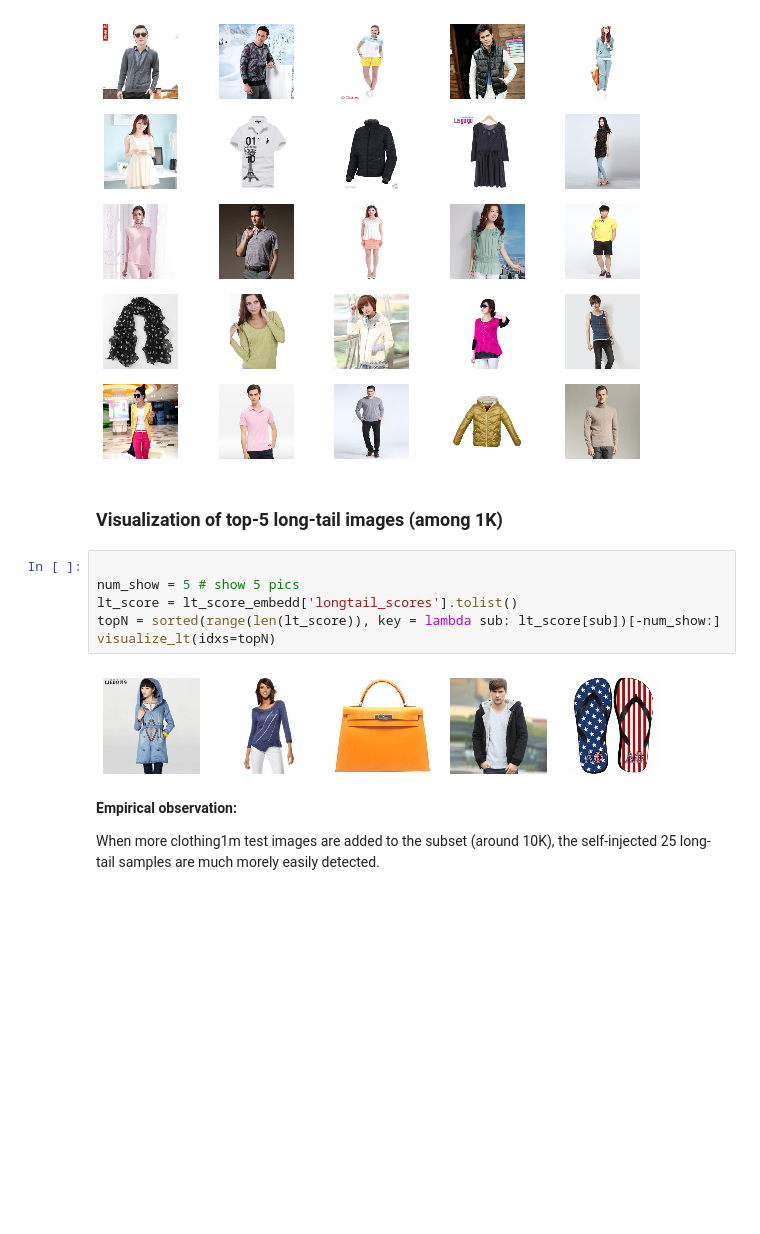
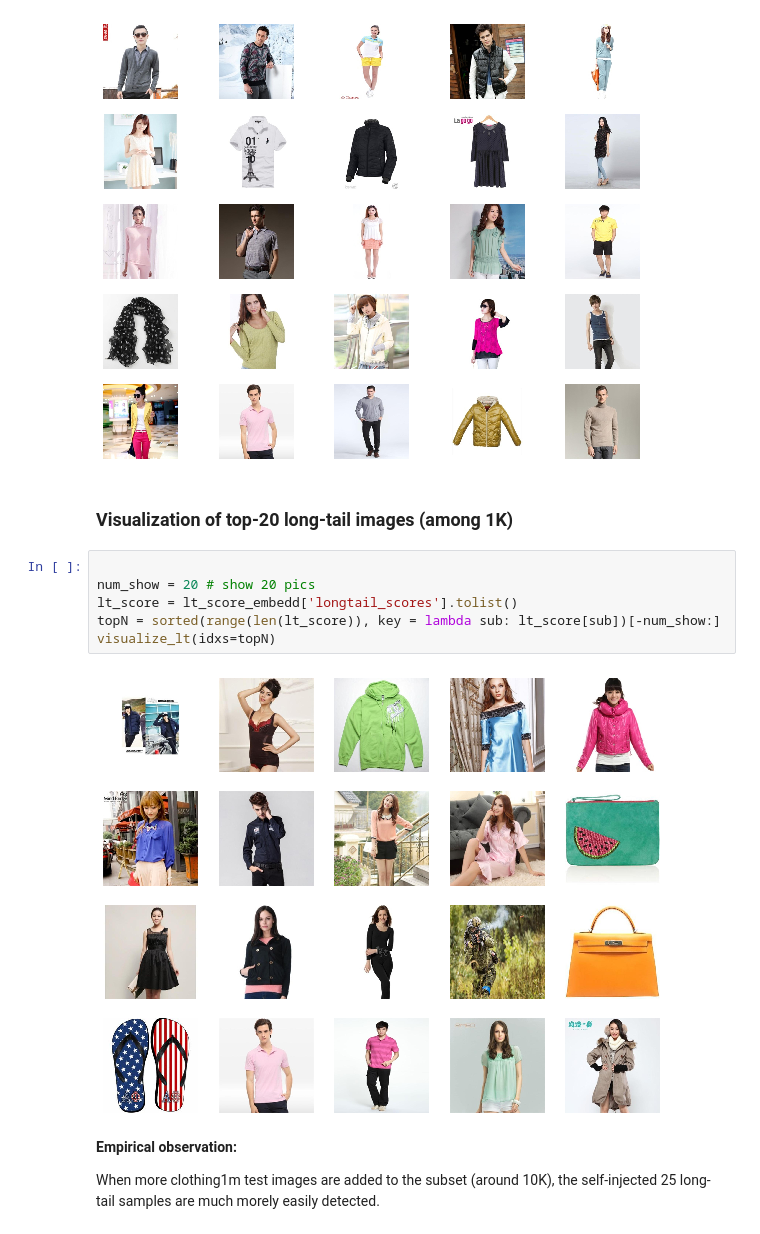
Before and after one commit to Docta-ai/docta, a Jupyter notebook: demo/docta_rare_pattern_clothes.ipynb, the cells around one changed output. Drawn from its saved outputs; the diff is of its cells as text; blank space fills up the shorter version.

```diff
--- a/demo/docta_rare_pattern_clothes.ipynb
+++ b/demo/docta_rare_pattern_clothes.ipynb
@@ -111,15 +111,15 @@ visualize_lt(idxs=range(25, 50))
 # %% [output]
 [figure]
 # %% [markdown]
-### Visualization of top-5 long-tail images (among 1K)
+### Visualization of top-20 long-tail images (among 1K)
 # %%
 
-num_show = 5 # show 5 pics
+num_show = 20 # show 20 pics
 lt_score = lt_score_embedd['longtail_scores'].tolist()
 topN = sorted(range(len(lt_score)), key = lambda sub: lt_score[sub])[-num_show:]
 visualize_lt(idxs=topN)
 # %% [output]
-[figure, old version]
+[figure, new version]
 # %% [markdown]
 **Empirical observation:**
 
```
Also changed, not shown: parts of 7 cells of this notebook, 3 other files.
